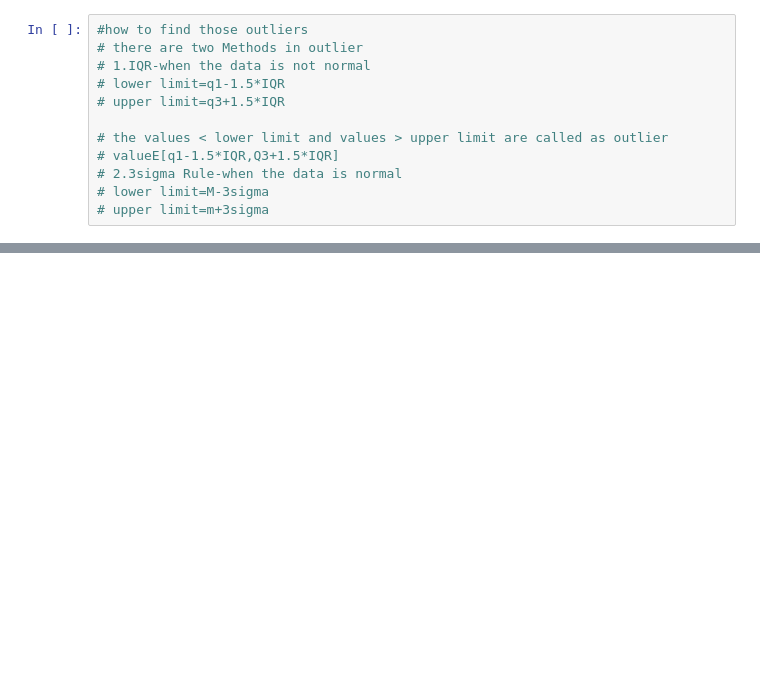
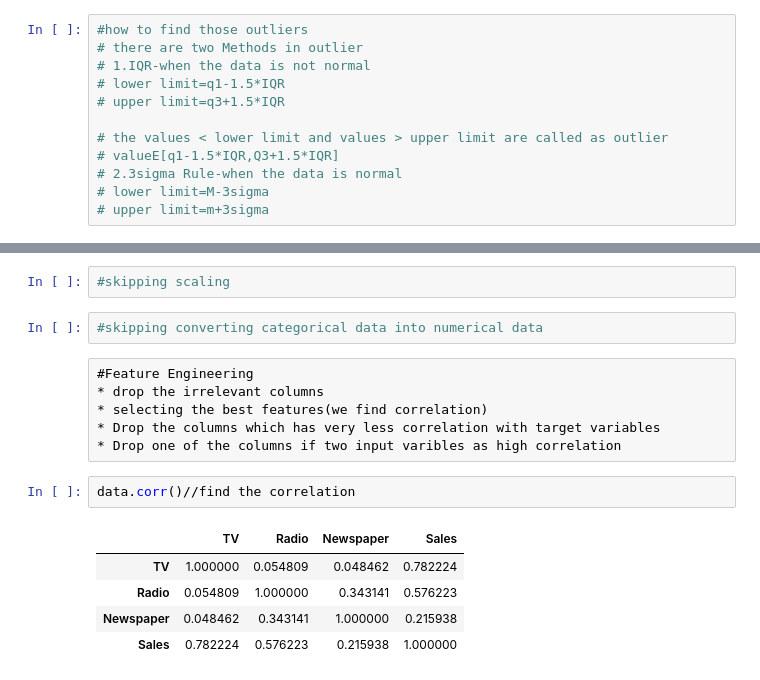
Before and after one commit to Arshiyatabassun/numpylmsrecordingDatamites, a Jupyter notebook: Linear_Regresssion.ipynb, the cells around one changed output, grey strips where cells are left out. Saved outputs shown, nothing was run; the diff lists cells and outputs as text; blank space fills up the shorter version.

```diff
--- a/Linear_Regresssion.ipynb
+++ b/Linear_Regresssion.ipynb
@@ -254,0 +301,18 @@ sns.boxplot(x=data.Sales)
+# %%
+#skipping scaling
+# %%
+#skipping converting categorical data into numerical data
+# %% [raw]
+#Feature Engineering
+* drop the irrelevant columns
+* selecting the best features(we find correlation)
+* Drop the columns which has very less correlation with target variables
+* Drop one of the columns if two input varibles as high correlation
+# %%
+data.corr()//find the correlation
+# %% [output]
+|  | TV | Radio | Newspaper | Sales |
+| TV | 1.000000 | 0.054809 | 0.048462 | 0.782224 |
+| Radio | 0.054809 | 1.000000 | 0.343141 | 0.576223 |
+| Newspaper | 0.048462 | 0.343141 | 1.000000 | 0.215938 |
+| Sales | 0.782224 | 0.576223 | 0.215938 | 1.000000 |
```
Also changed, not shown: parts of 22 cells of this notebook.
